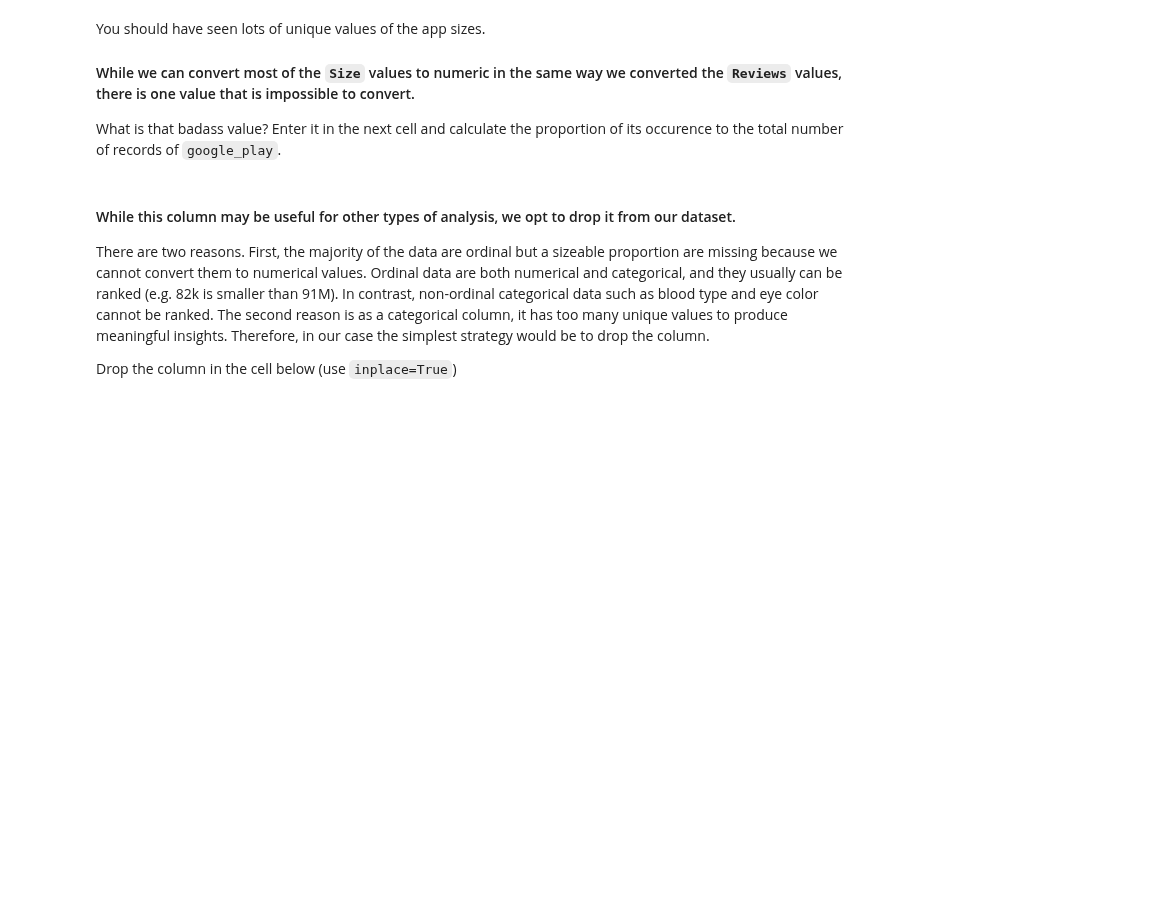
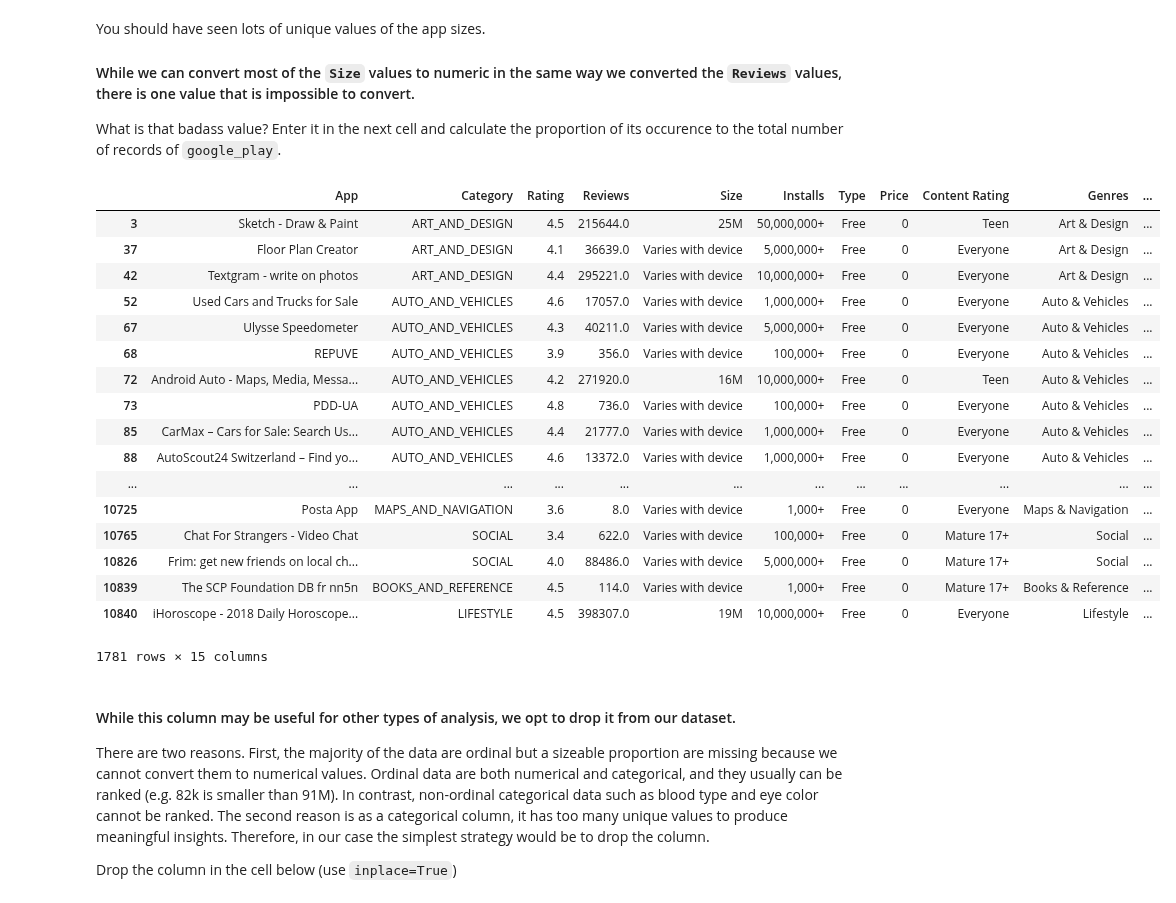
Before and after one commit to ironhack-datalabs/datamad1019, a Jupyter notebook: module-3/lab-supervised-learning-feature-extraction/your-code/main.ipynb, the cells around one changed output. Cells and saved outputs as stored; diff of their text form; code cells hidden in the pictures; blank space fills up the shorter version.

```diff
--- a/module-3/lab-supervised-learning-feature-extraction/your-code/main.ipynb
+++ b/module-3/lab-supervised-learning-feature-extraction/your-code/main.ipynb
@@ -136,15 +154,20 @@ def convert_string_to_numeric(s):
         The correct numeric value of the Reviews score.
     """
 
-    num=float(s[:-1])
+
     if s[-1]=='M':
+        num=float(s[:-1])
         s=num*1000000
+        return s
+    else:
+        return float(s)
 
-    return s
+
 
 
 test_string = '4.0M'
 
 print(convert_string_to_numeric(test_string) == 4000000)
+print(convert_string_to_numeric(test_string))
 # %% [output]
 True
@@ -152,7 +176,7 @@ True
 The last step is to apply the function to the `Reviews` column in the following cell:
 # %%
 # Your code here:
-google_play.at[10472,'Reviews']=convert_string_to_numeric(google_play.iloc[10472]['Reviews'])
+google_play['Reviews'] = google_play['Reviews'].apply(convert_string_to_numeric)
 # %% [markdown]
 Check the non-numeric `Reviews` row again. It should have been fixed now and you should see:
 
@@ -215,10 +239,28 @@ You should have seen lots of unique values of the app sizes.
 #### While we can convert most of the `Size` values to numeric in the same way we converted the `Reviews` values, there is one value that is impossible to convert.
 
 What is that badass value? Enter it in the next cell and calculate the proportion of its occurence to the total number of records of `google_play`.
-# %%
-# Your code here:
-google_play['Size']=pd.to_numeric(google_play['Size'],errors='coerce')
-google_play['Size']=google_play['Size'].isnull()
+# %%
+# Your code here:
+google_play[google_play.eq('Varies with device').any(1)]
+# %% [output]
+|  | App | Category | Rating | Reviews | Size | Installs | Type | Price | Content Rating | Genres | ... |
+| 3 | Sketch - Draw & Paint | ART_AND_DESIGN | 4.5 | 215644.0 | 25M | 50,000,000+ | Free | 0 | Teen | Art & Design | ... |
+| 37 | Floor Plan Creator | ART_AND_DESIGN | 4.1 | 36639.0 | Varies with device | 5,000,000+ | Free | 0 | Everyone | Art & Design | ... |
+| 42 | Textgram - write on photos | ART_AND_DESIGN | 4.4 | 295221.0 | Varies with device | 10,000,000+ | Free | 0 | Everyone | Art & Design | ... |
+| 52 | Used Cars and Trucks for Sale | AUTO_AND_VEHICLES | 4.6 | 17057.0 | Varies with device | 1,000,000+ | Free | 0 | Everyone | Auto & Vehicles | ... |
+| 67 | Ulysse Speedometer | AUTO_AND_VEHICLES | 4.3 | 40211.0 | Varies with device | 5,000,000+ | Free | 0 | Everyone | Auto & Vehicles | ... |
+| 68 | REPUVE | AUTO_AND_VEHICLES | 3.9 | 356.0 | Varies with device | 100,000+ | Free | 0 | Everyone | Auto & Vehicles | ... |
+| 72 | Android Auto - Maps, Media, Messa... | AUTO_AND_VEHICLES | 4.2 | 271920.0 | 16M | 10,000,000+ | Free | 0 | Teen | Auto & Vehicles | ... |
+| 73 | PDD-UA | AUTO_AND_VEHICLES | 4.8 | 736.0 | Varies with device | 100,000+ | Free | 0 | Everyone | Auto & Vehicles | ... |
+| 85 | CarMax – Cars for Sale: Search Us... | AUTO_AND_VEHICLES | 4.4 | 21777.0 | Varies with device | 1,000,000+ | Free | 0 | Everyone | Auto & Vehicles | ... |
+| 88 | AutoScout24 Switzerland – Find yo... | AUTO_AND_VEHICLES | 4.6 | 13372.0 | Varies with device | 1,000,000+ | Free | 0 | Everyone | Auto & Vehicles | ... |
+| ... | ... | ... | ... | ... | ... | ... | ... | ... | ... | ... | ... |
+| 10725 | Posta App | MAPS_AND_NAVIGATION | 3.6 | 8.0 | Varies with device | 1,000+ | Free | 0 | Everyone | Maps & Navigation | ... |
+| 10765 | Chat For Strangers - Video Chat | SOCIAL | 3.4 | 622.0 | Varies with device | 100,000+ | Free | 0 | Mature 17+ | Social | ... |
+| 10826 | Frim: get new friends on local ch... | SOCIAL | 4.0 | 88486.0 | Varies with device | 5,000,000+ | Free | 0 | Mature 17+ | Social | ... |
+| 10839 | The SCP Foundation DB fr nn5n | BOOKS_AND_REFERENCE | 4.5 | 114.0 | Varies with device | 1,000+ | Free | 0 | Mature 17+ | Books & Reference | ... |
+| 10840 | iHoroscope - 2018 Daily Horoscope... | LIFESTYLE | 4.5 | 398307.0 | 19M | 10,000,000+ | Free | 0 | Everyone | Lifestyle | ... |
+1781 rows × 15 columns
 # %% [markdown]
 #### While this column may be useful for other types of analysis, we opt to drop it from our dataset.
 
```
Also changed, not shown: parts of 15 cells of this notebook.
